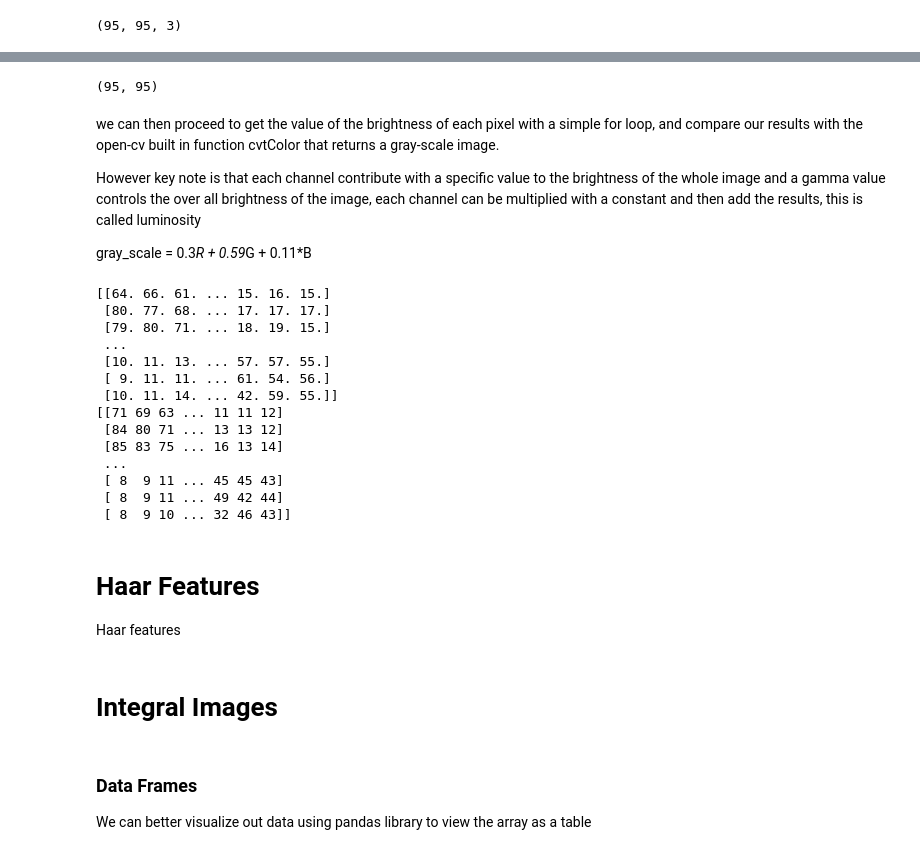
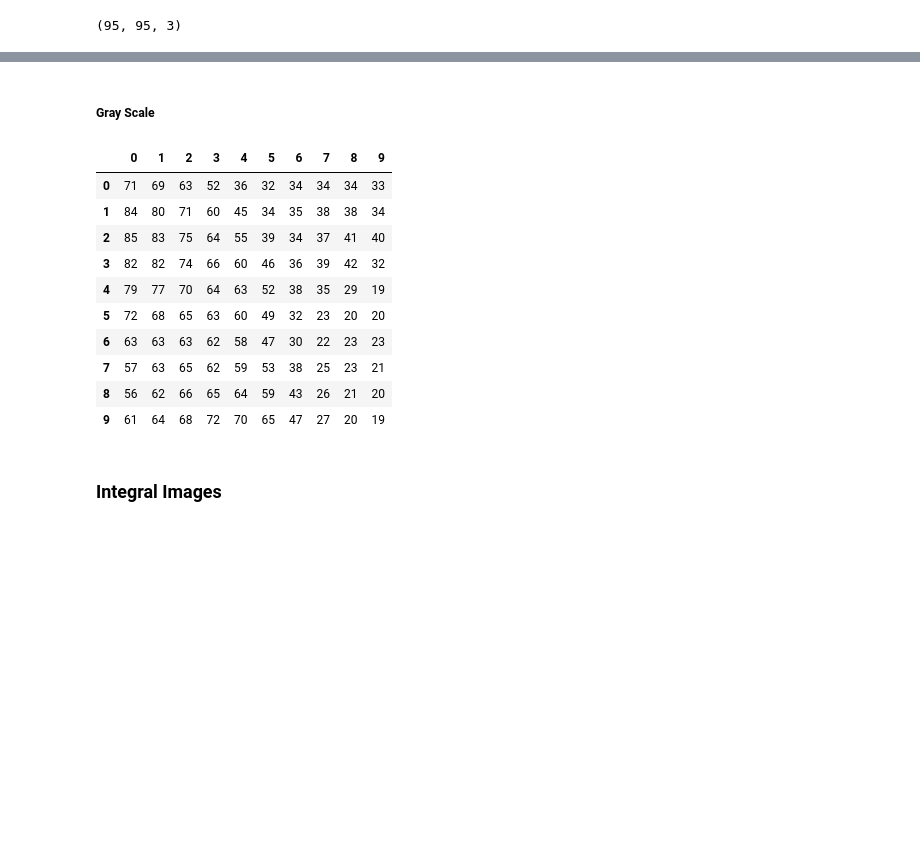
Before and after one commit to JJAHMEDAMER/Smart-Campus, a Jupyter notebook: reEngineering/haar-features.ipynb, the cells around one changed output, grey strips where cells are left out. Cells and saved outputs as stored; diff of their text form; code cells hidden in the pictures; blank space fills up the shorter version.

```diff
--- a/reEngineering/haar-features.ipynb
+++ b/reEngineering/haar-features.ipynb
@@ -34,43 +35,25 @@ We can first create an empty array with the required dimension which is the dime
-# %%
-gray_img = np.zeros(img.shape[0:2])
-print(gray_img.shape)
-# %% [output]
-(95, 95)
-# %% [markdown]
-we can then proceed to get the value of the brightness of each pixel with a simple for loop, and compare our results with the open-cv built in function cvtColor that returns a gray-scale image.
-
-However key note is that each channel contribute with a specific value to the brightness of the whole image and a gamma value controls the over all brightness of the image, each channel can be multiplied with a constant and then add the results, this is called luminosity
-
-gray_scale = 0.3*R + 0.59*G + 0.11*B
+# %% [markdown]
+##### Gray Scale
 # %%
 # Simple Algo
 gray_img = img[:,:,0]*0.299 + img[:,:,0]*0.587 + img[:,:,0]*0.114
-print(gray_img)
+tmp = pd.DataFrame(gray_img).iloc[:10, :10].style
 
 # Open CV Algo
 gray_img = cv2.cvtColor(img, cv2.COLOR_BGR2GRAY)
-print(gray_img)
+pd.DataFrame(gray_img).iloc[:10, :10].style
 # %% [output]
-[[64. 66. 61. ... 15. 16. 15.]
- [80. 77. 68. ... 17. 17. 17.]
- [79. 80. 71. ... 18. 19. 15.]
- ...
- [10. 11. 13. ... 57. 57. 55.]
- [ 9. 11. 11. ... 61. 54. 56.]
- [10. 11. 14. ... 42. 59. 55.]]
-[[71 69 63 ... 11 11 12]
- [84 80 71 ... 13 13 12]
- [85 83 75 ... 16 13 14]
- ...
- [ 8  9 11 ... 45 45 43]
- [ 8  9 11 ... 49 42 44]
- [ 8  9 10 ... 32 46 43]]
+|  | 0 | 1 | 2 | 3 | 4 | 5 | 6 | 7 | 8 | 9 |
+| 0 | 71 | 69 | 63 | 52 | 36 | 32 | 34 | 34 | 34 | 33 |
+| 1 | 84 | 80 | 71 | 60 | 45 | 34 | 35 | 38 | 38 | 34 |
+| 2 | 85 | 83 | 75 | 64 | 55 | 39 | 34 | 37 | 41 | 40 |
+| 3 | 82 | 82 | 74 | 66 | 60 | 46 | 36 | 39 | 42 | 32 |
+| 4 | 79 | 77 | 70 | 64 | 63 | 52 | 38 | 35 | 29 | 19 |
+| 5 | 72 | 68 | 65 | 63 | 60 | 49 | 32 | 23 | 20 | 20 |
+| 6 | 63 | 63 | 63 | 62 | 58 | 47 | 30 | 22 | 23 | 23 |
+| 7 | 57 | 63 | 65 | 62 | 59 | 53 | 38 | 25 | 23 | 21 |
+| 8 | 56 | 62 | 66 | 65 | 64 | 59 | 43 | 26 | 21 | 20 |
+| 9 | 61 | 64 | 68 | 72 | 70 | 65 | 47 | 27 | 20 | 19 |
-# %% [markdown]
-# Haar Features
-Haar features
 # %% [markdown]
-# Integral Images
+### Integral Images
-# %% [markdown]
-### Data Frames
-We can better visualize out data using pandas library to view the array as a table
 # %%
```
Also changed, not shown: parts of 13 cells of this notebook.
